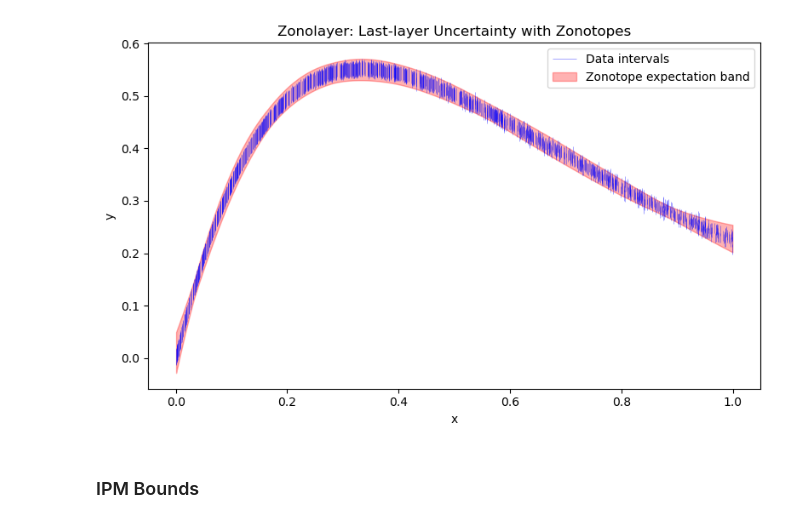
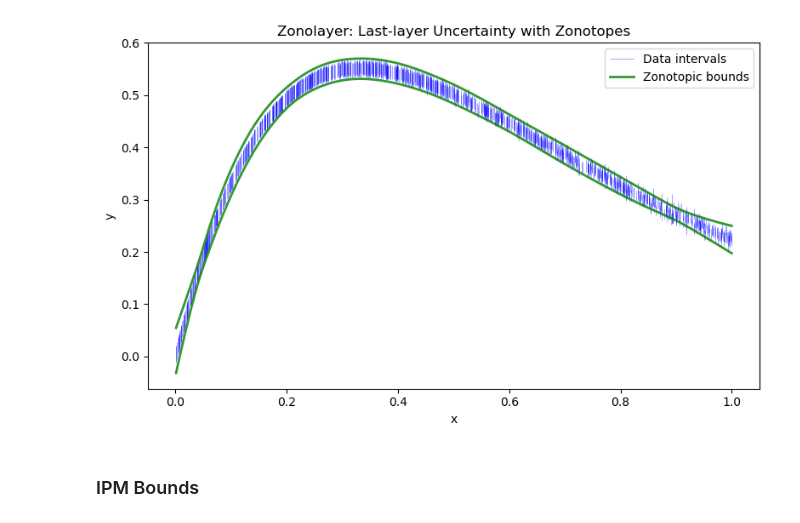
Before and after one commit to MattCodes03/zonolayer, a Jupyter notebook: examples/Neural_Network_with_Tanh_and_IPM.ipynb, the cells around one changed output. Drawn from its saved outputs; the diff is of its cells as text; code cells hidden in the pictures.

Commit message:
updated example images

```diff
--- a/examples/Neural_Network_with_Tanh_and_IPM.ipynb
+++ b/examples/Neural_Network_with_Tanh_and_IPM.ipynb
@@ -113,37 +113,37 @@ x_plot = np.linspace(x_t.min(), x_t.max(), n)
 
 plt.figure(figsize=(8, 5))
 
 x_sorted, idx = torch.sort(x_t, dim=0)
 y_lb_sorted = y_lb_t[idx]
 y_ub_sorted = y_ub_t[idx]
 
 plt.vlines(x_sorted.numpy().flatten(),
            y_lb_sorted.numpy().flatten(),
            y_ub_sorted.numpy().flatten(),
            color='blue', alpha=.5, linewidth=0.5,
            label='Data intervals')
 
 # Plot NN prediction
 #plt.plot(x_plot.numpy(), centre_pred, color='green', lw=1.5, label='NN prediction', zorder=5)
 
-#plt.plot(x_plot.numpy(), y_lower_pred, 'g', lw=1.5, label='Zonotopic bounds', alpha=0.8)
-#plt.plot(x_plot.numpy(), y_upper_pred, 'g', lw=1.5, label='__nolegend__', alpha=0.8)
+plt.plot(x_plot.numpy(), y_lower_pred, 'g', lw=2, label='Zonotopic bounds', alpha=0.8)
+plt.plot(x_plot.numpy(), y_upper_pred, 'g', lw=2, label='__nolegend__', alpha=0.8)
 
-plt.fill_between(x_plot.numpy(), y_lower_pred, y_upper_pred, color='red', alpha=0.3, label='Zonotope expectation band')
+#plt.fill_between(x_plot.numpy(), y_lower_pred, y_upper_pred, color='red', alpha=0.3, label='Zonotope expectation band')
 
 # plt.plot(x_plot.numpy(), pi_lower, 'r--', lw=0.7,
 #          label='Prediction interval', alpha=0.8)
 # plt.plot(x_plot.numpy(), pi_upper, 'r--', lw=0.7,
 #          label='__nolegend__', alpha=0.8)
 
 plt.legend()
 plt.title("Zonolayer: Last-layer Uncertainty with Zonotopes")
 plt.xlabel("x")
 plt.ylabel("y")
 plt.tight_layout()
 plt.show()
 # %% [output]
-[figure, old version]
+[figure, new version]
 # %% [markdown]
 ### IPM Bounds
 # %%
```
Also changed, not shown: parts of 2 cells of this notebook, 1 other file.
